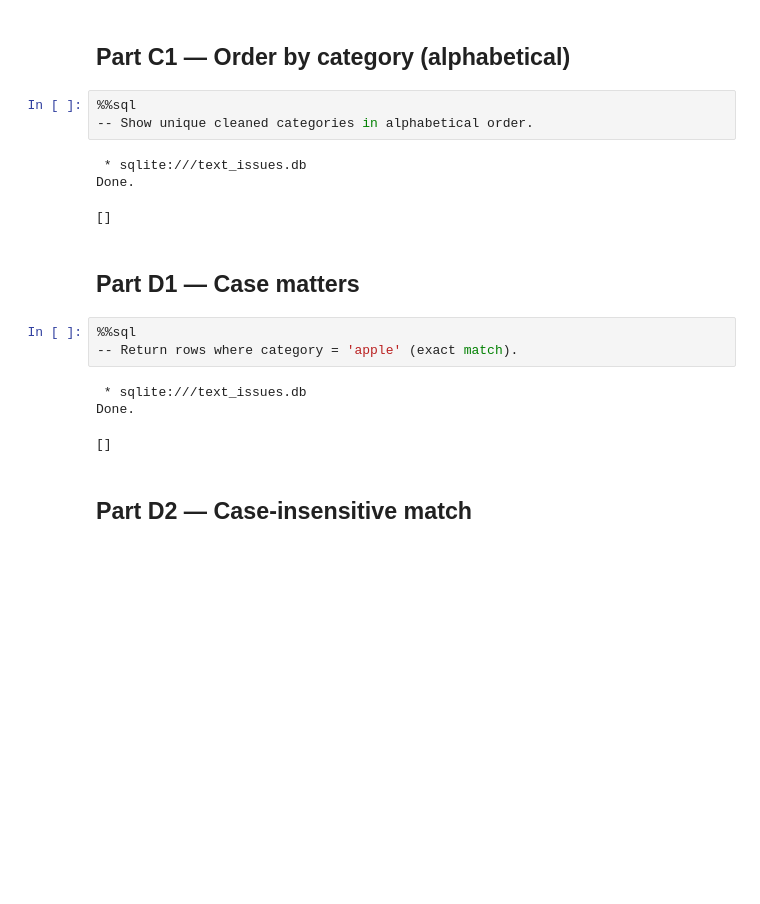
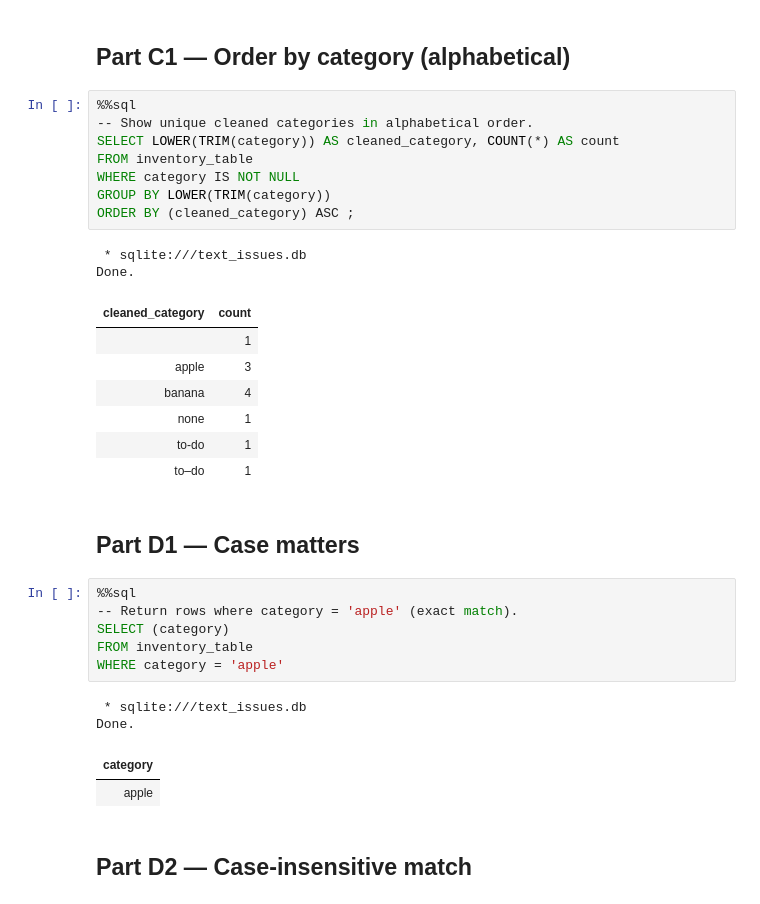
Before and after one commit to phoenixcoelho06/MIS2800, a Jupyter notebook: IC_Feb04_IC_STUDENT_(1).ipynb, the cells around one changed output. Saved outputs shown, nothing was run; the diff lists cells and outputs as text; blank space fills up the shorter version.

```diff
--- a/IC_Feb04_IC_STUDENT_(1).ipynb
+++ b/IC_Feb04_IC_STUDENT_(1).ipynb
@@ -219,22 +220,37 @@ Done.
 |  | 1 |
 # %% [markdown]
 ## Part C1 — Order by category (alphabetical)
-# %%
-%%sql
--- Show unique cleaned categories in alphabetical order.
-# %% [output]
- * sqlite:///text_issues.db
-Done.
-[]
+# %%
+%%sql
+-- Show unique cleaned categories in alphabetical order.
+SELECT LOWER(TRIM(category)) AS cleaned_category, COUNT(*) AS count
+FROM inventory_table
+WHERE category IS NOT NULL
+GROUP BY LOWER(TRIM(category))
+ORDER BY (cleaned_category) ASC ;
+# %% [output]
+ * sqlite:///text_issues.db
+Done.
+| cleaned_category | count |
+|  | 1 |
+| apple | 3 |
+| banana | 4 |
+| none | 1 |
+| to-do | 1 |
+| to–do | 1 |
 # %% [markdown]
 ## Part D1 — Case matters
 # %%
 %%sql
 -- Return rows where category = 'apple' (exact match).
+SELECT (category)
+FROM inventory_table
+WHERE category = 'apple'
 # %% [output]
  * sqlite:///text_issues.db
 Done.
-[]
+| category |
+| apple |
 # %% [markdown]
 ## Part D2 — Case-insensitive match
 # %%
```
Also changed, not shown: parts of 4 cells of this notebook.
